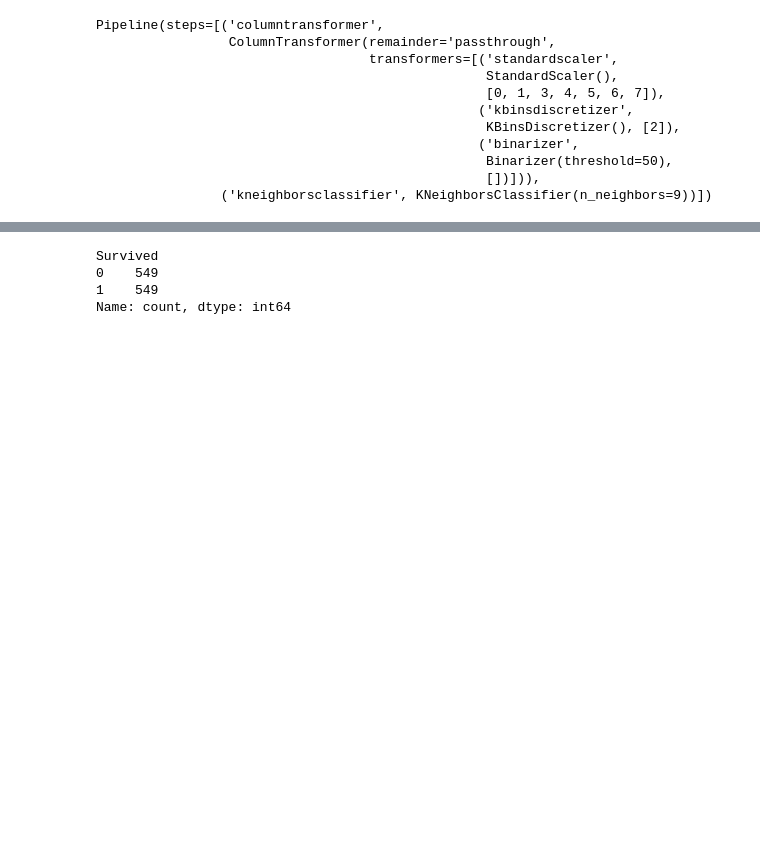
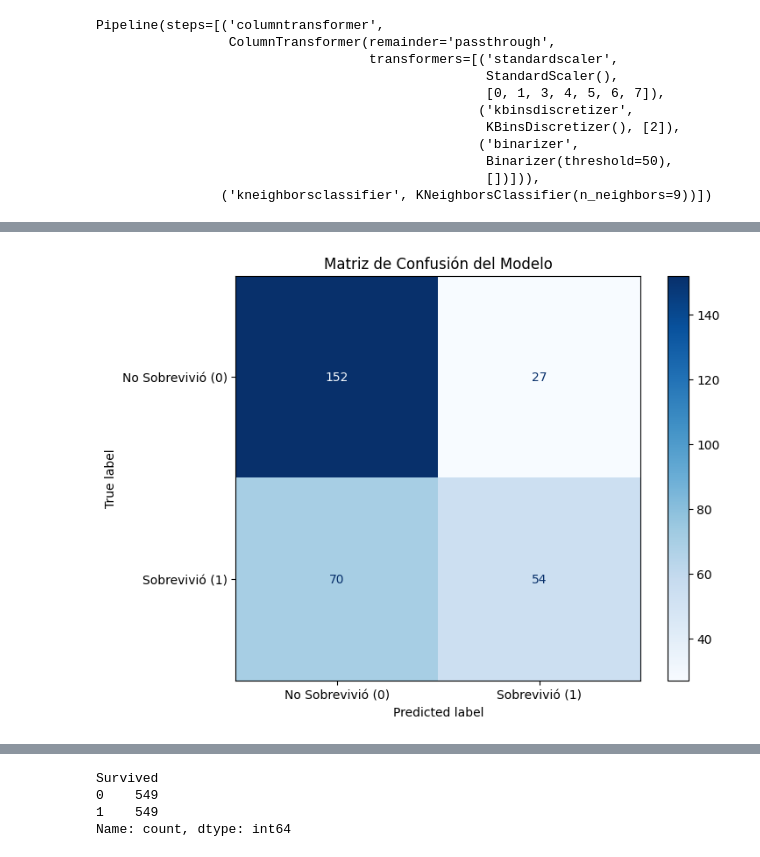
Before and after one commit to germano84-sys/Analisis-Dataset, a Jupyter notebook: titanic.ipynb, the cells around one changed output, grey strips where cells are left out. Drawn from its saved outputs; the diff is of its cells as text; code cells hidden in the pictures; blank space fills up the shorter version.

```diff
--- a/titanic.ipynb
+++ b/titanic.ipynb
@@ -310,3 +349,21 @@ array([1, 1, 0, 0, 1, 0, 1, 0, 1, 1, 1, 1, 0, 0, 0, 1, 1, 0, 0, 1, 1, 1,
+# %%
+import matplotlib.pyplot as plt
+from sklearn.metrics import confusion_matrix, ConfusionMatrixDisplay
+
+# Calculamos la matriz comparando lo real (y_test) vs lo predicho (pred)
+cm = confusion_matrix(y_test, pred)
+
+# Configuramos el gráfico
+disp = ConfusionMatrixDisplay(confusion_matrix=cm,
+                              display_labels=['No Sobrevivió (0)', 'Sobrevivió (1)'])
+
+fig, ax = plt.subplots(figsize=(8, 6))
+disp.plot(cmap='Blues', ax=ax)
+
+plt.title('Matriz de Confusión del Modelo')
+plt.show()
+# %% [output]
+[figure, added]
 # %%
 from sklearn.metrics import accuracy_score
 accuracy_score(pred,y_test)*100
```
Also changed, not shown: parts of 18 cells of this notebook, 2 other files.
